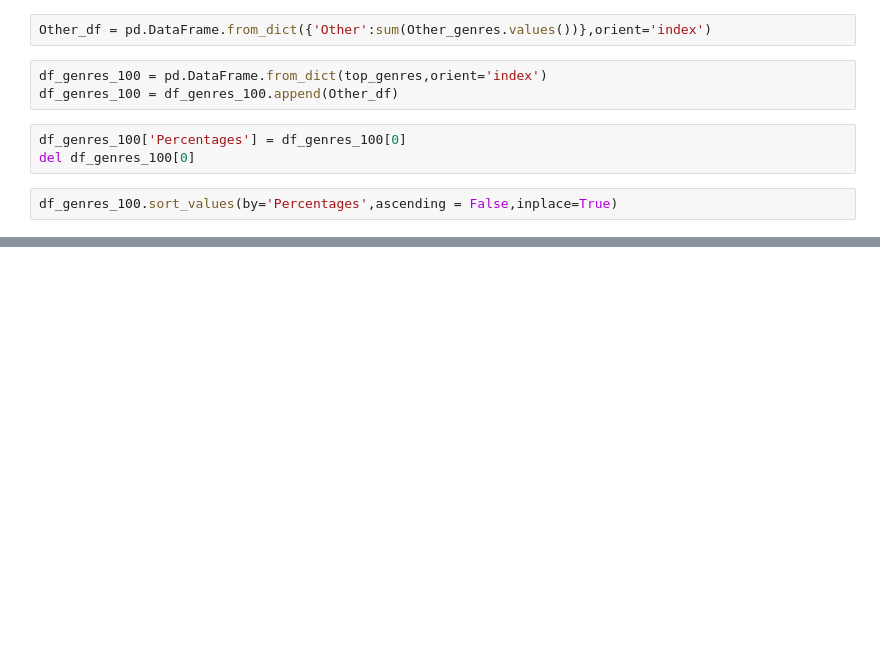
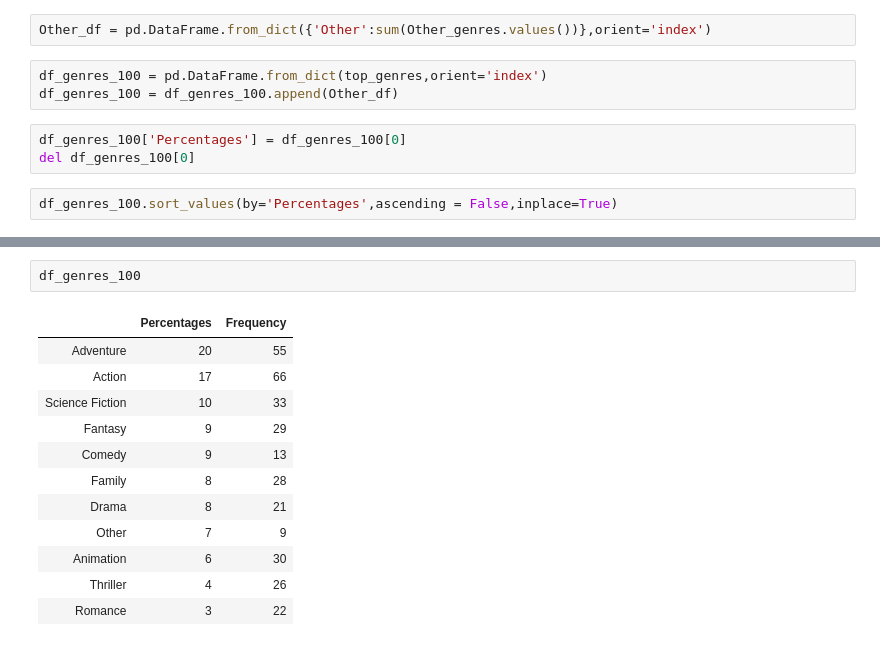
Before and after one commit to Pugzworth/Flatiron_Mod_1_Project, a Jupyter notebook: Jupyter Notebooks/Genre_types_breakdown.ipynb, the cells around one changed output, grey strips where cells are left out. Drawn from its saved outputs; the diff is of its cells as text; blank space fills up the shorter version.

```diff
--- a/Jupyter Notebooks/Genre_types_breakdown.ipynb
+++ b/Jupyter Notebooks/Genre_types_breakdown.ipynb
@@ -87,0 +160,15 @@ df_genres_100
+# %%
+df_genres_100
+# %% [output]
+|  | Percentages | Frequency |
+| Adventure | 20 | 55 |
+| Action | 17 | 66 |
+| Science Fiction | 10 | 33 |
+| Fantasy | 9 | 29 |
+| Comedy | 9 | 13 |
+| Family | 8 | 28 |
+| Drama | 8 | 21 |
+| Other | 7 | 9 |
+| Animation | 6 | 30 |
+| Thriller | 4 | 26 |
+| Romance | 3 | 22 |
```
Also changed, not shown: parts of 11 cells of this notebook.
